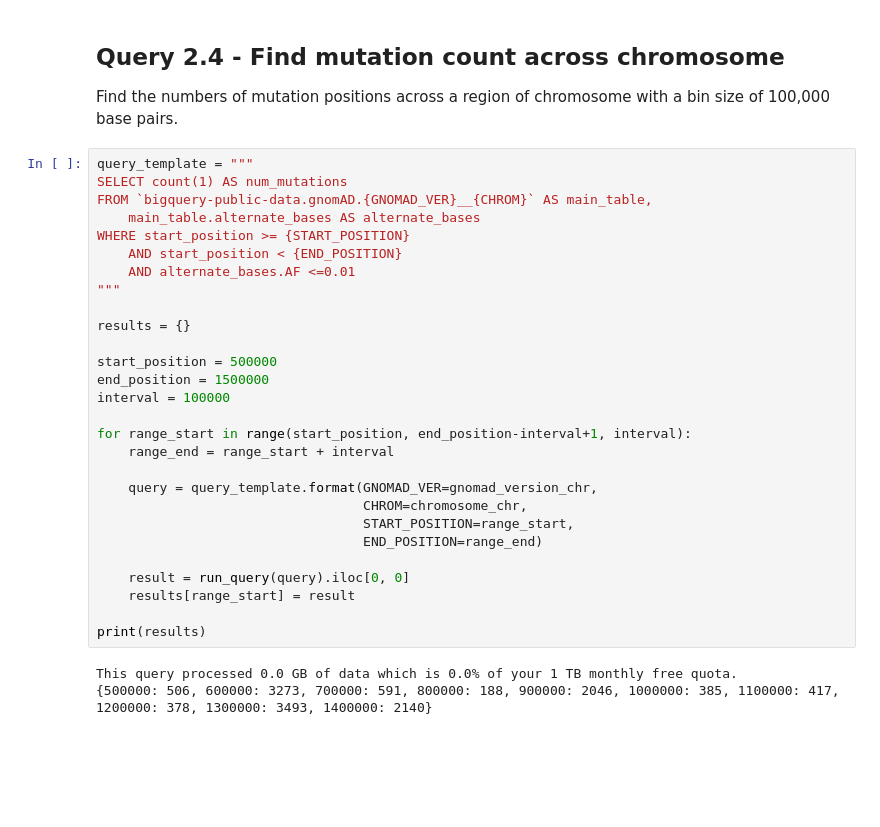
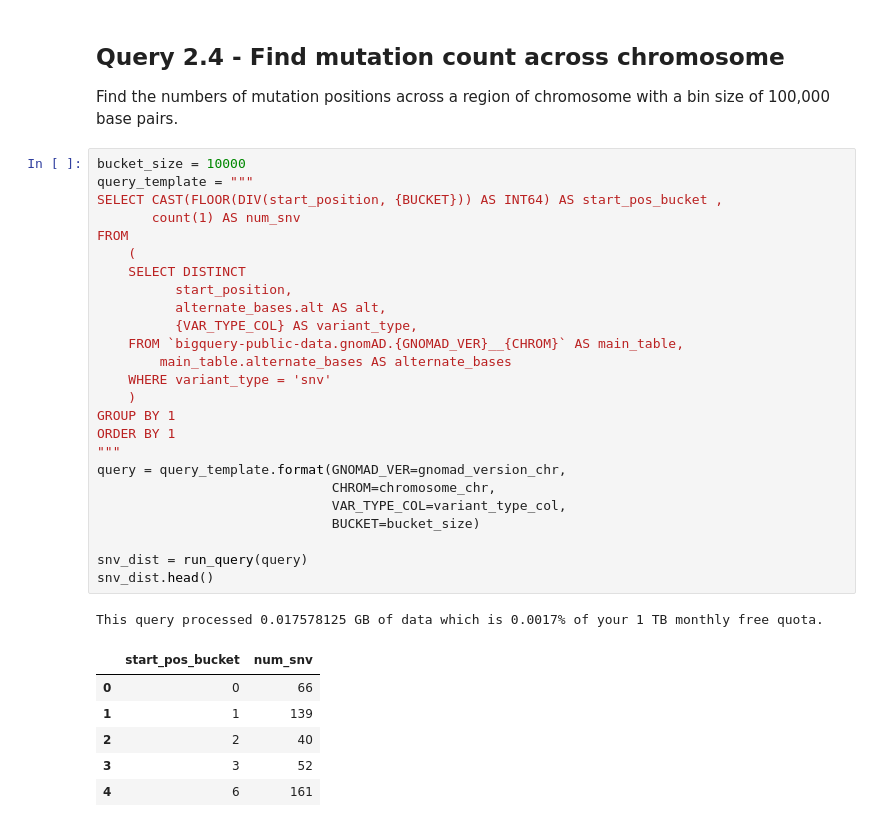
Before and after one commit to googlegenomics/gcp-variant-transforms, a Jupyter notebook: docs/sample_queries/gnomad/gnomad.ipynb, the cells around one changed output. Saved outputs shown, nothing was run; the diff lists cells and outputs as text; blank space fills up the shorter version.

```diff
--- a/docs/sample_queries/gnomad/gnomad.ipynb
+++ b/docs/sample_queries/gnomad/gnomad.ipynb
@@ -719,34 +719,36 @@ This query processed 0.390625 GB of data which is 0.0381% of your 1 TB monthly f
 # %% [markdown]
 ## Query 2.4 - Find mutation count across chromosome
 Find the numbers of mutation positions across a region of chromosome with a bin size of 100,000 base pairs.
-# %%
-query_template = """
-SELECT count(1) AS num_mutations
-FROM `bigquery-public-data.gnomAD.{GNOMAD_VER}__{CHROM}` AS main_table,
-    main_table.alternate_bases AS alternate_bases
-WHERE start_position >= {START_POSITION}
-    AND start_position < {END_POSITION}
-    AND alternate_bases.AF <=0.01
-"""
-
-results = {}
-
-start_position = 500000
-end_position = 1500000
-interval = 100000
-
-for range_start in range(start_position, end_position-interval+1, interval):
-    range_end = range_start + interval
-
-    query = query_template.format(GNOMAD_VER=gnomad_version_chr,
-                                  CHROM=chromosome_chr,
-                                  START_POSITION=range_start,
-                                  END_POSITION=range_end)
-
-    result = run_query(query).iloc[0, 0]
-    results[range_start] = result
-
-print(results)
-# %% [output]
-This query processed 0.0 GB of data which is 0.0% of your 1 TB monthly free quota.
-{500000: 506, 600000: 3273, 700000: 591, 800000: 188, 900000: 2046, 1000000: 385, 1100000: 417, 1200000: 378, 1300000: 3493, 1400000: 2140}
+# %%
+bucket_size = 10000
+query_template = """
+SELECT CAST(FLOOR(DIV(start_position, {BUCKET})) AS INT64) AS start_pos_bucket ,
+       count(1) AS num_snv
+FROM
+    (
+    SELECT DISTINCT
+          start_position,
+          alternate_bases.alt AS alt,
+          {VAR_TYPE_COL} AS variant_type,
+    FROM `bigquery-public-data.gnomAD.{GNOMAD_VER}__{CHROM}` AS main_table,
+        main_table.alternate_bases AS alternate_bases
+    WHERE variant_type = 'snv'
+    )
+GROUP BY 1
+ORDER BY 1
+"""
+query = query_template.format(GNOMAD_VER=gnomad_version_chr,
+                              CHROM=chromosome_chr,
+                              VAR_TYPE_COL=variant_type_col,
+                              BUCKET=bucket_size)
+
+snv_dist = run_query(query)
+snv_dist.head()
+# %% [output]
+This query processed 0.017578125 GB of data which is 0.0017% of your 1 TB monthly free quota.
+|  | start_pos_bucket | num_snv |
+| 0 | 0 | 66 |
+| 1 | 1 | 139 |
+| 2 | 2 | 40 |
+| 3 | 3 | 52 |
+| 4 | 6 | 161 |
```
Also changed, not shown: parts of 1 cell of this notebook.
